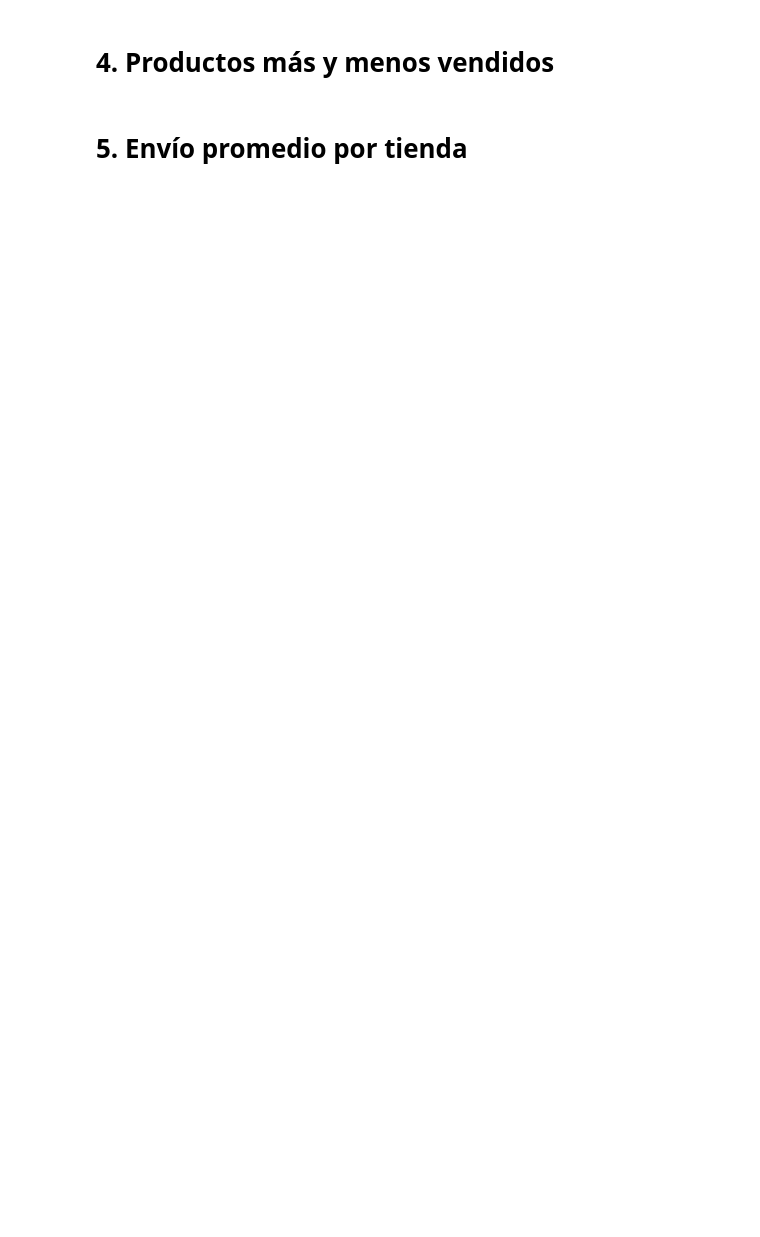
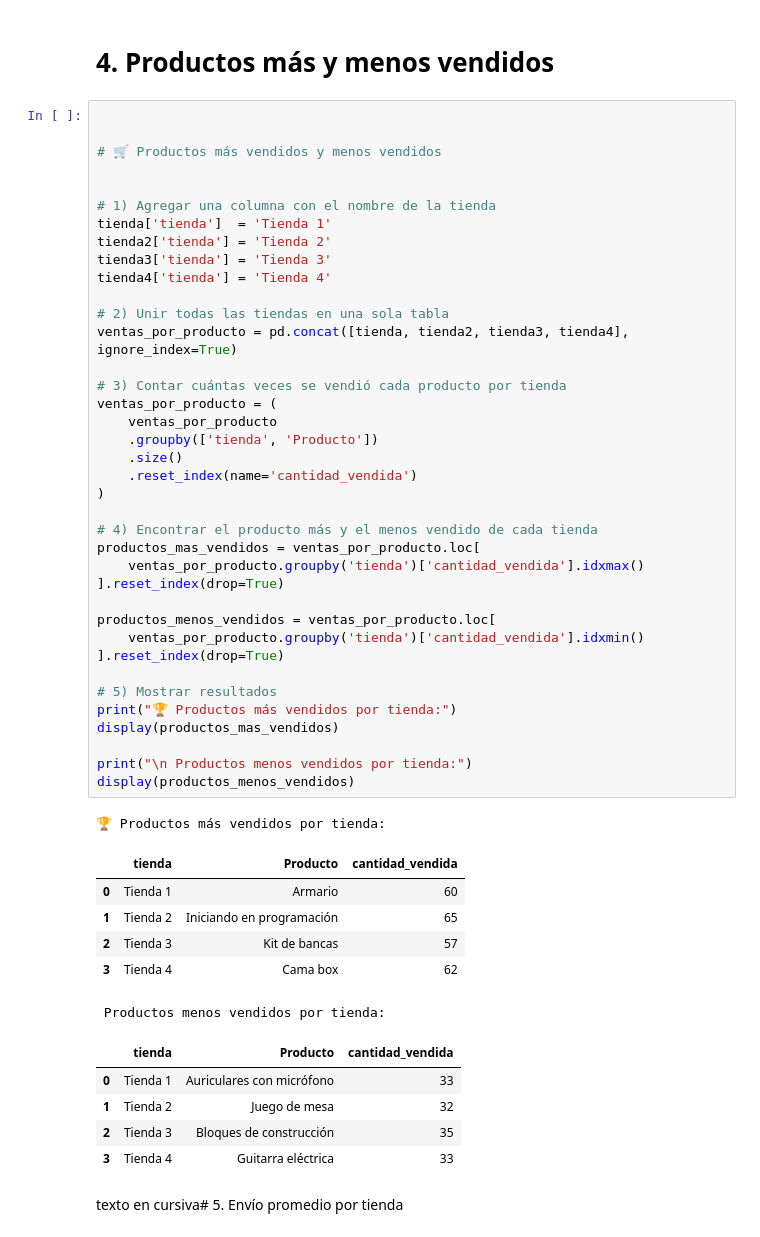
Before and after one commit to MarcoPalavicino/Challenge_DS_1, a Jupyter notebook: AluraStoreLatam.ipynb, the cells around one changed output. Drawn from its saved outputs; the diff is of its cells as text; blank space fills up the shorter version.

```diff
--- a/AluraStoreLatam.ipynb
+++ b/AluraStoreLatam.ipynb
@@ -142,4 +182,55 @@ display(top_categorias)
 # %% [markdown]
 # 4. Productos más y menos vendidos
+# %%
+
+
+# 🛒 Productos más vendidos y menos vendidos
+
+
+# 1) Agregar una columna con el nombre de la tienda
+tienda['tienda']  = 'Tienda 1'
+tienda2['tienda'] = 'Tienda 2'
+tienda3['tienda'] = 'Tienda 3'
+tienda4['tienda'] = 'Tienda 4'
+
+# 2) Unir todas las tiendas en una sola tabla
+ventas_por_producto = pd.concat([tienda, tienda2, tienda3, tienda4], ignore_index=True)
+
+# 3) Contar cuántas veces se vendió cada producto por tienda
+ventas_por_producto = (
+    ventas_por_producto
+    .groupby(['tienda', 'Producto'])
+    .size()
+    .reset_index(name='cantidad_vendida')
+)
+
+# 4) Encontrar el producto más y el menos vendido de cada tienda
+productos_mas_vendidos = ventas_por_producto.loc[
+    ventas_por_producto.groupby('tienda')['cantidad_vendida'].idxmax()
+].reset_index(drop=True)
+
+productos_menos_vendidos = ventas_por_producto.loc[
+    ventas_por_producto.groupby('tienda')['cantidad_vendida'].idxmin()
+].reset_index(drop=True)
+
+# 5) Mostrar resultados
+print("🏆 Productos más vendidos por tienda:")
+display(productos_mas_vendidos)
+
+print("\n Productos menos vendidos por tienda:")
+display(productos_menos_vendidos)
+# %% [output]
+🏆 Productos más vendidos por tienda:
+|  | tienda | Producto | cantidad_vendida |
+| 0 | Tienda 1 | Armario | 60 |
+| 1 | Tienda 2 | Iniciando en programación | 65 |
+| 2 | Tienda 3 | Kit de bancas | 57 |
+| 3 | Tienda 4 | Cama box | 62 |
+ Productos menos vendidos por tienda:
+|  | tienda | Producto | cantidad_vendida |
+| 0 | Tienda 1 | Auriculares con micrófono | 33 |
+| 1 | Tienda 2 | Juego de mesa | 32 |
+| 2 | Tienda 3 | Bloques de construcción | 35 |
+| 3 | Tienda 4 | Guitarra eléctrica | 33 |
 # %% [markdown]
-# 5. Envío promedio por tienda
+texto en cursiva# 5. Envío promedio por tienda
```
Also changed, not shown: parts of 8 cells of this notebook.
